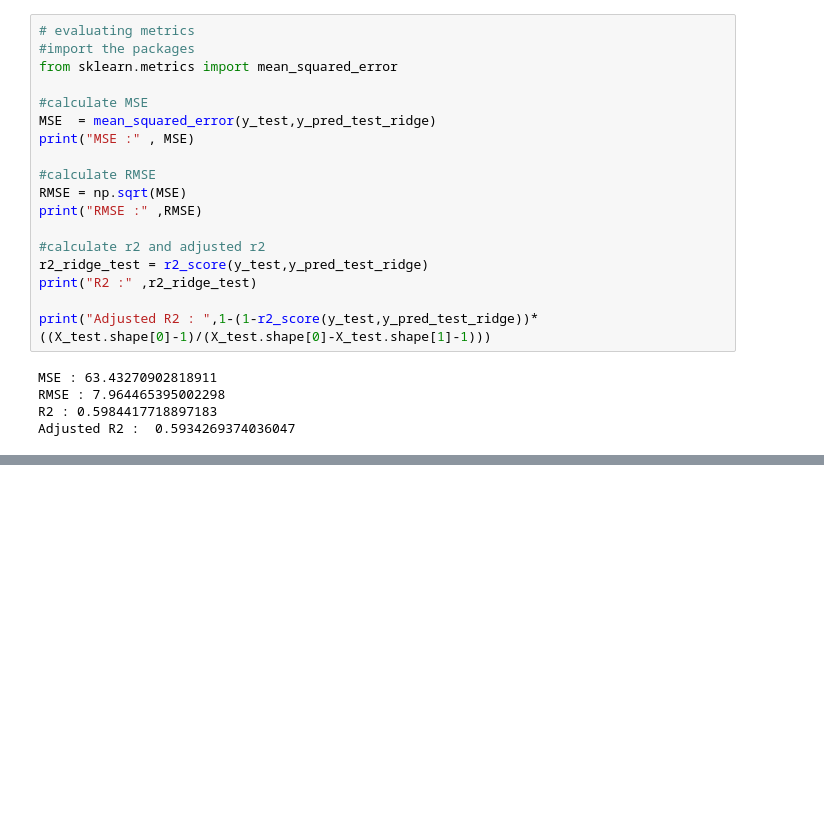
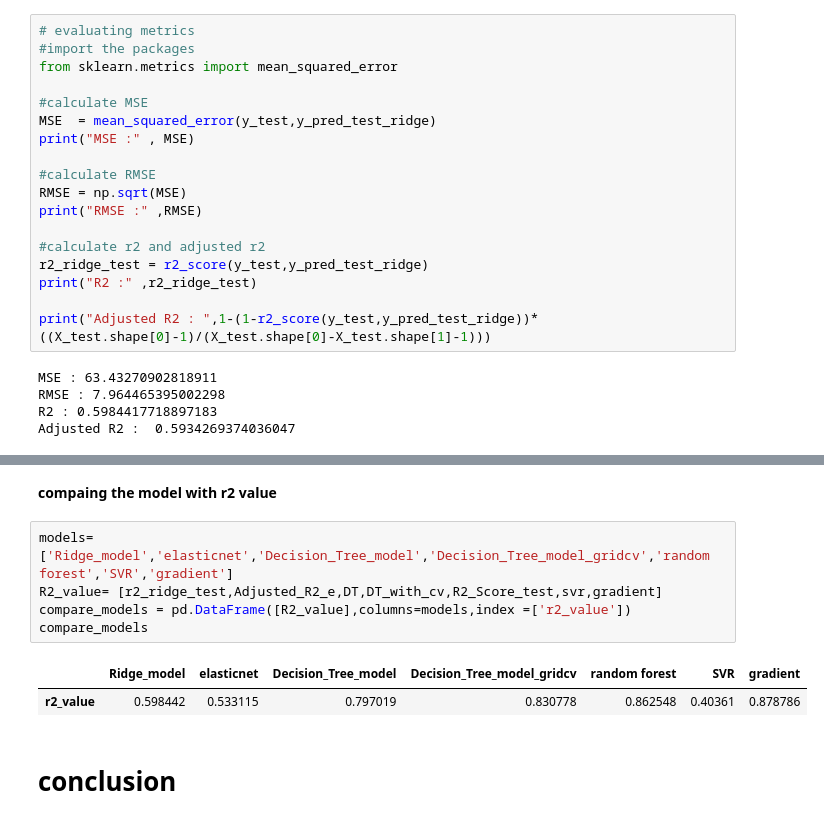
Before and after one commit to kanakpriyatiwari/Bike-Sharing-Demand-Prediction, a Jupyter notebook: Bike_Sharing_Demand_Prediction.ipynb, the cells around one changed output, grey strips where cells are left out. Saved outputs shown, nothing was run; the diff lists cells and outputs as text; blank space fills up the shorter version.

```diff
--- a/Bike_Sharing_Demand_Prediction.ipynb
+++ b/Bike_Sharing_Demand_Prediction.ipynb
@@ -751,0 +1033,12 @@ Adjusted R2 :  0.5934269374036047
+# %% [markdown]
+**compaing the model with r2 value**
+# %%
+models= ['Ridge_model','elasticnet','Decision_Tree_model','Decision_Tree_model_gridcv','random forest','SVR','gradient']
+R2_value= [r2_ridge_test,Adjusted_R2_e,DT,DT_with_cv,R2_Score_test,svr,gradient]
+compare_models = pd.DataFrame([R2_value],columns=models,index =['r2_value'])
+compare_models
+# %% [output]
+|  | Ridge_model | elasticnet | Decision_Tree_model | Decision_Tree_model_gridcv | random forest | SVR | gradient |
+| r2_value | 0.598442 | 0.533115 | 0.797019 | 0.830778 | 0.862548 | 0.40361 | 0.878786 |
+# %% [markdown]
+# conclusion
```
Also changed, not shown: parts of 40 cells of this notebook.
